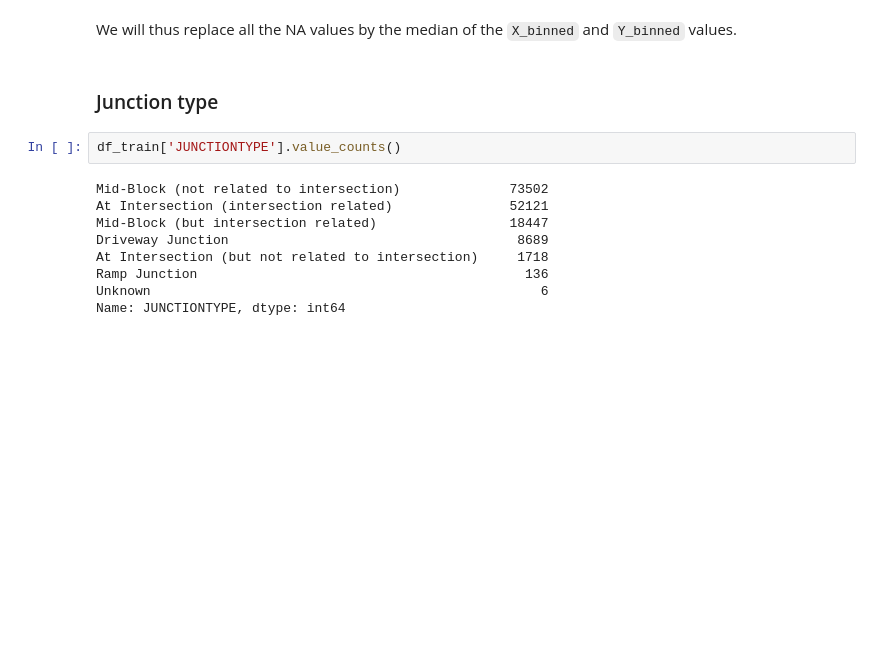
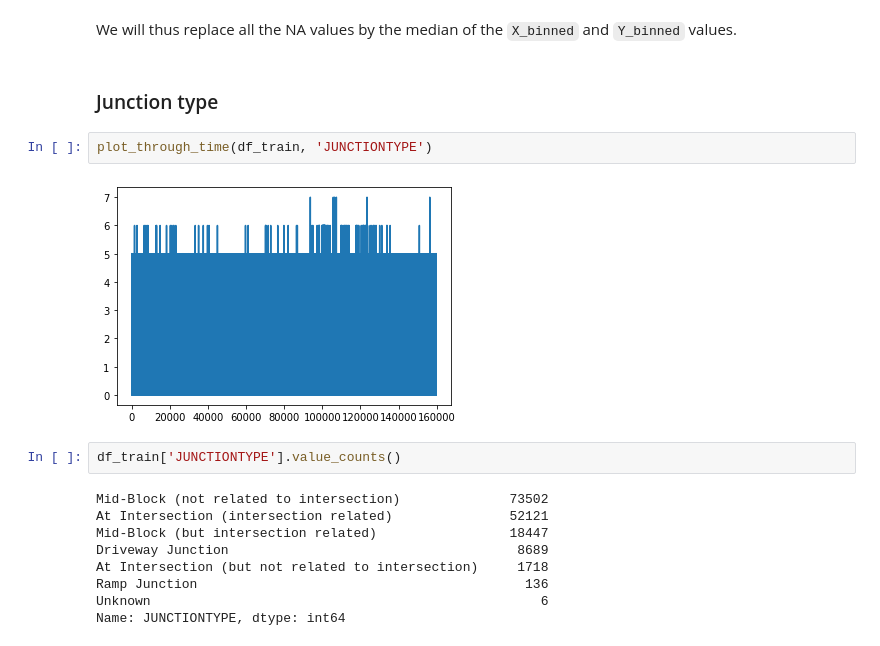
Before and after one commit to tm21218/Coursera_Capstone, a Jupyter notebook: Notebook.ipynb, the cells around one changed output. Drawn from its saved outputs; the diff is of its cells as text; blank space fills up the shorter version.

```diff
--- a/Lesson 9 - week 1.ipynb
+++ b/Notebook.ipynb
@@ -387,6 +411,10 @@ df_train[['X_binned', 'Y_binned']].describe()
 We will thus replace all the NA values by the median of the `X_binned` and `Y_binned` values.
 # %% [markdown]
 ### Junction type
+# %%
+plot_through_time(df_train, 'JUNCTIONTYPE')
+# %% [output]
+[figure, added]
 # %%
 df_train['JUNCTIONTYPE'].value_counts()
 # %% [output]
```
Also changed, not shown: parts of 31 cells of this notebook.
